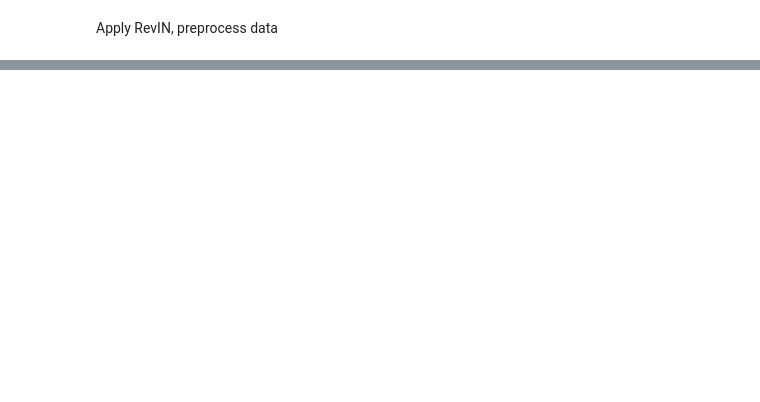
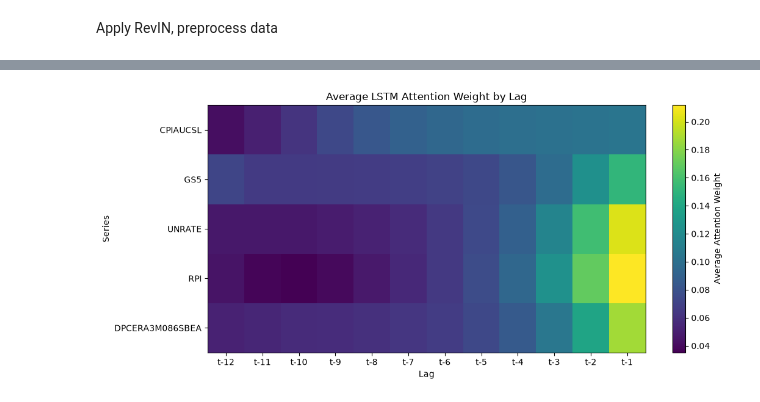
Before and after one commit to WillNeub/VIPHW1Part2, a Jupyter notebook: LSTMTrans.ipynb, the cells around one changed output, grey strips where cells are left out. Cells and saved outputs as stored; diff of their text form; code cells hidden in the pictures; blank space fills up the shorter version.

```diff
--- a/LSTMTrans.ipynb
+++ b/LSTMTrans.ipynb
@@ -92,0 +603,48 @@ for epoch in range(100):
+# %%
+attention_matrix = np.array([
+    average_attention[name]
+    for name in series_names
+])
+
+
+plt.figure(
+    figsize=(11, 5)
+)
+
+image = plt.imshow(
+    attention_matrix,
+    aspect="auto"
+)
+
+plt.colorbar(
+    image,
+    label="Average Attention Weight"
+)
+
+plt.xticks(
+    range(12),
+    lag_labels
+)
+
+plt.yticks(
+    range(len(series_names)),
+    series_names
+)
+
+plt.xlabel(
+    "Lag"
+)
+
+plt.ylabel(
+    "Series"
+)
+
+plt.title(
+    "Average LSTM Attention Weight by Lag"
+)
+
+plt.tight_layout()
+
+plt.show()
+# %% [output]
+[figure, added]
```
Also changed, not shown: parts of 19 cells of this notebook, 1 other file.
